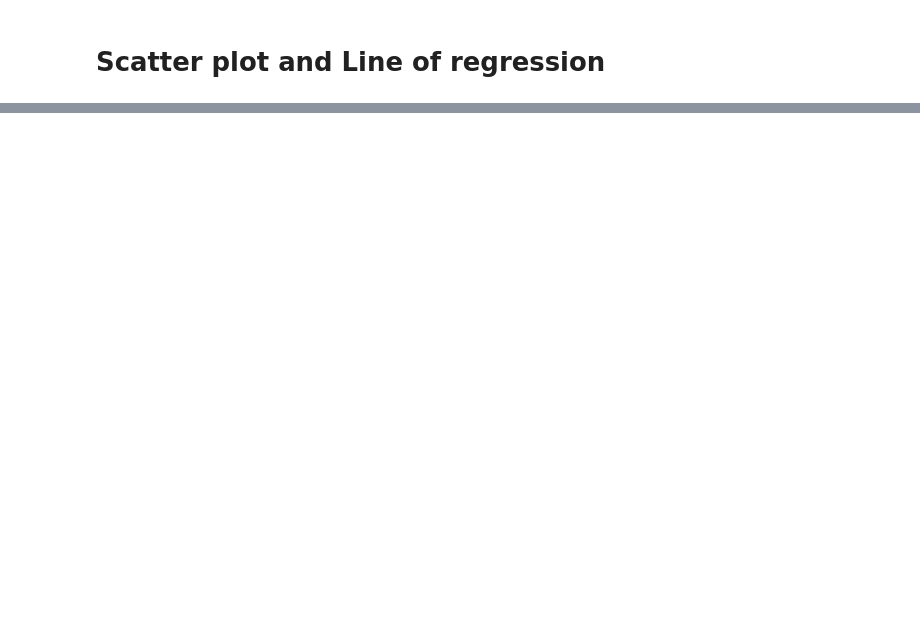
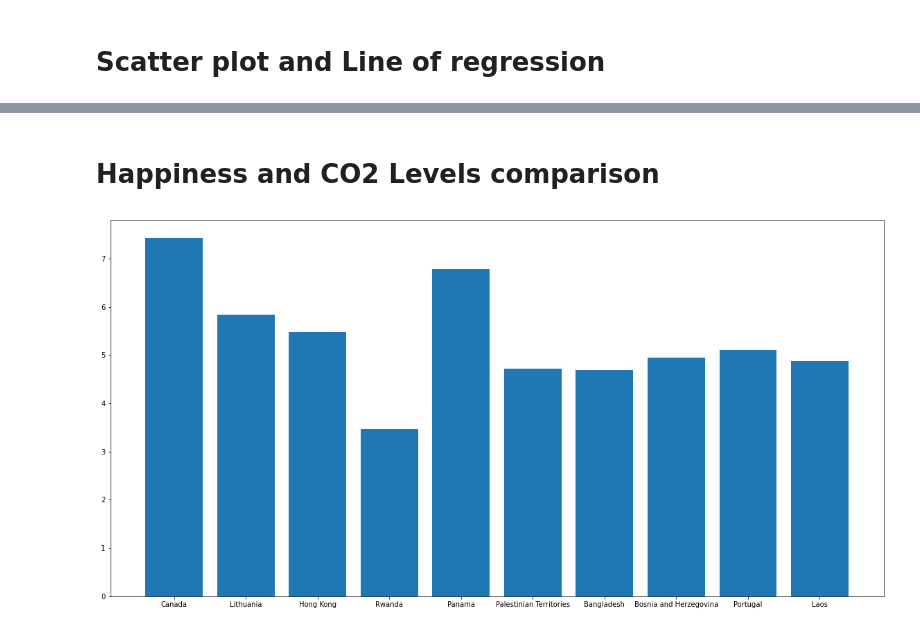
Before and after one commit to Heesu-H/project_1, a Jupyter notebook: Global_AveTemps_ScatterPlot_heesu.ipynb, the cells around one changed output, grey strips where cells are left out. Drawn from its saved outputs; the diff is of its cells as text; code cells hidden in the pictures; blank space fills up the shorter version.

```diff
--- a/Global_AveTemps_ScatterPlot_heesu.ipynb
+++ b/Global_AveTemps_ScatterPlot_heesu.ipynb
@@ -230,0 +230,3 @@ y = 0.01x + 3.97
+# %%
+happy_2015 = pd.read_csv("data_sets/2015_to_2019_happiness_index_data_kaggle/2015.csv")
+happy_2015
@@ -230,0 +247,3 @@ y = 0.01x + 3.97
+# %%
+country_list = random.sample(list(happy_2015["Country"]), 10)
+country_list
@@ -230,0 +267,3 @@ y = 0.01x + 3.97
+# %%
+x = np.arange(len(country_list))
+x
@@ -230,0 +272,8 @@ y = 0.01x + 3.97
+# %%
+happiness_value_list = []
+
+for country in country_list:
+    #happy_2015.loc[happy_2015["Country"] == "Kenya","Happiness Score"]
+    happiness_value_list.append(list(happy_2015.loc[happy_2015["Country"] == country,"Happiness Score"])[0])
+
+happy_2015.loc[happy_2015["Country"] == country,"Happiness Score"]
@@ -230,0 +293,12 @@ y = 0.01x + 3.97
+# %% [markdown]
+# Happiness and CO2 Levels comparison
+# %%
+plt.figure(figsize= (20,10))
+
+plt.bar(x,happiness_value_list)
+
+
+plt.xticks(list(x),country_list)
+plt.show()
+# %% [output]
+[figure, added]
```
Also changed, not shown: parts of 12 cells of this notebook.
